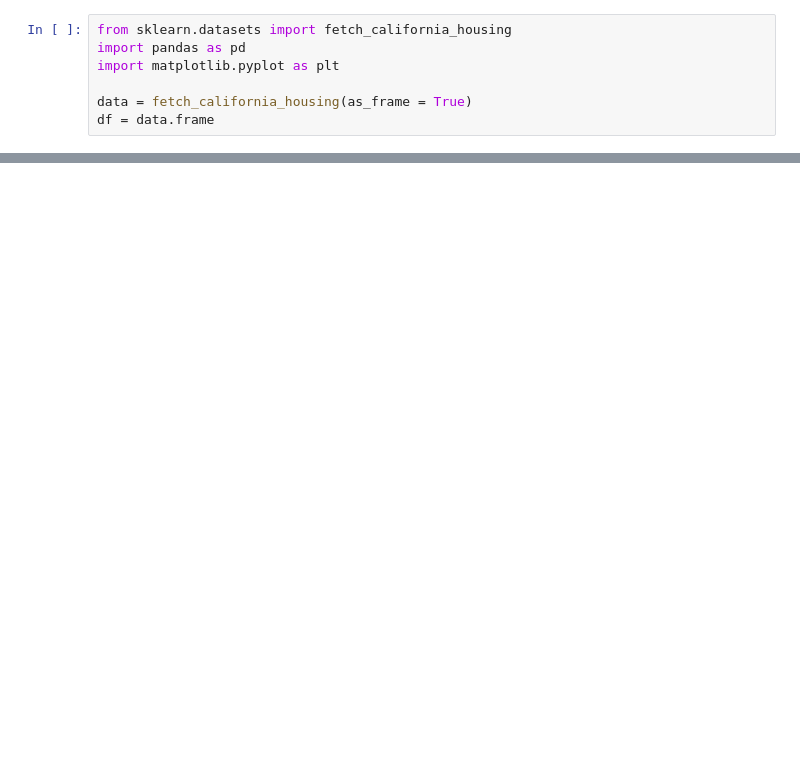
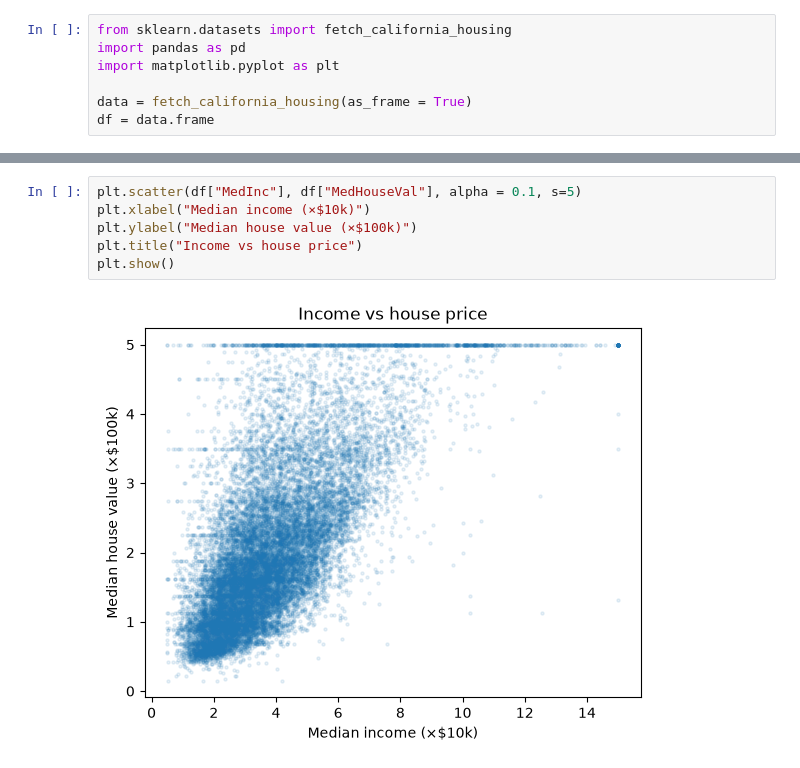
Before and after one commit to SushantPulipati05/ml_journey, a Jupyter notebook: House_prices/house_prices.ipynb, the cells around one changed output, grey strips where cells are left out. Drawn from its saved outputs; the diff is of its cells as text; blank space fills up the shorter version.

Commit message:
plotted a graph using math plot lib

```diff
--- a/House_prices/house_prices.ipynb
+++ b/House_prices/house_prices.ipynb
@@ -52,0 +15,8 @@ dtype: int64
+# %%
+plt.scatter(df["MedInc"], df["MedHouseVal"], alpha = 0.1, s=5)
+plt.xlabel("Median income (×$10k)")
+plt.ylabel("Median house value (×$100k)")
+plt.title("Income vs house price")
+plt.show()
+# %% [output]
+[figure, added]
```
Also changed, not shown: parts of 2 cells of this notebook.
